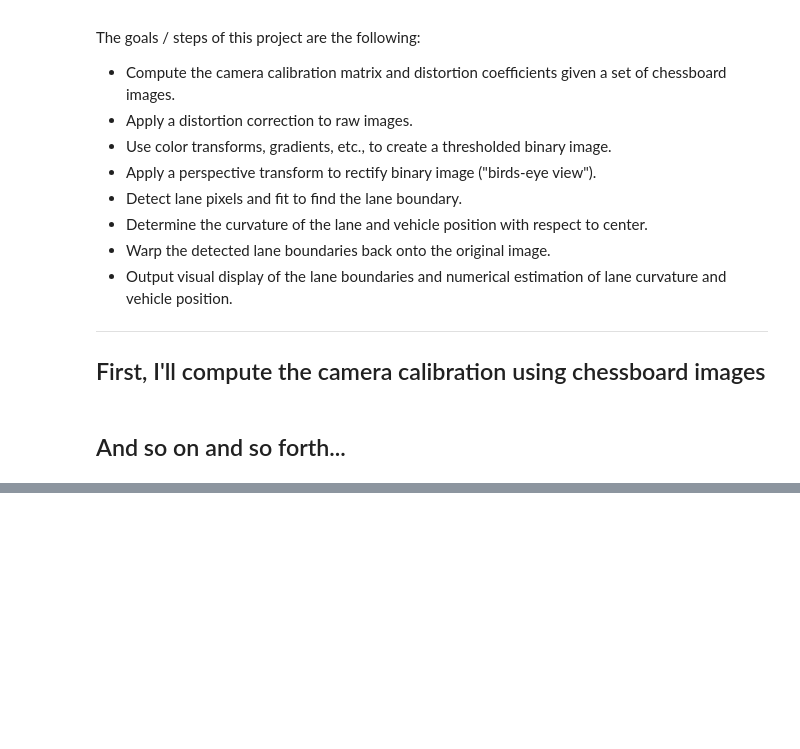
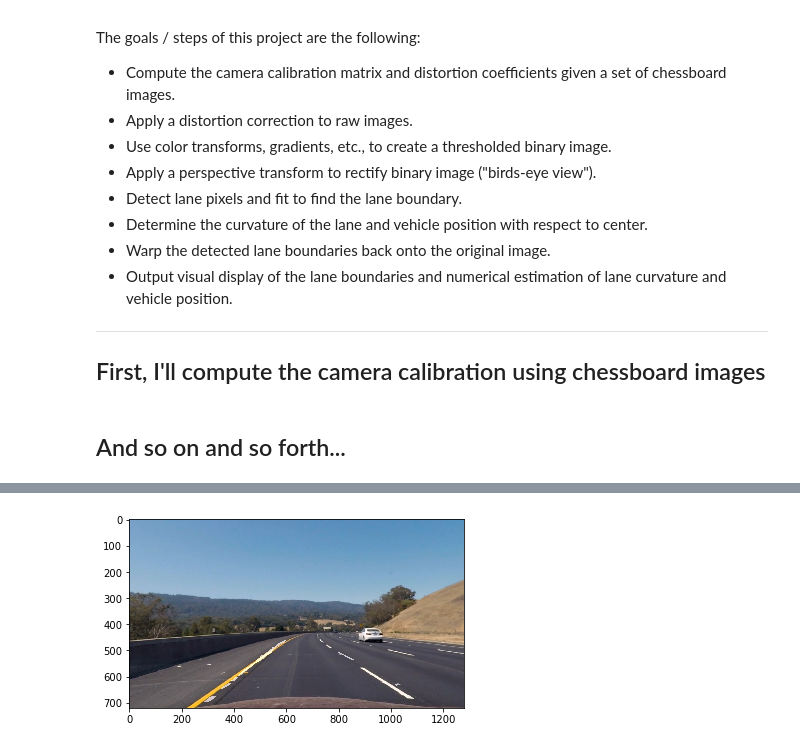
Before and after one commit to jocmom/CarND-Advanced-Lane-Lines, a Jupyter notebook: P4.ipynb, the cells around one changed output, grey strips where cells are left out. Saved outputs shown, nothing was run; the diff lists cells and outputs as text; code cells hidden in the pictures; blank space fills up the shorter version.

```diff
--- a/P4.ipynb
+++ b/P4.ipynb
@@ -247,8 +269,6 @@ def combine_binaries(first, second):
     combined_binary = np.zeros_like(first)
     combined_binary[(first == 1) | (second == 1)] = 1
     return combined_binary
-# %%
-test_images = [gaussian_blur(img, 5) for img in test_images]
 # %%
 h_binaries = [channel_select(img, thresh=(90,225), channel=0) for img in test_images]
 l_binaries = [channel_select(img, thresh=(90,225), channel=1) for img in test_images]
@@ -360,3 +375,27 @@ plt.show()
+# %%
+def process_image(img):
+    img_size = (img.shape[1], img.shape[0])
+    # 1. undistort image
+    img= cv2.undistort(img, mtx, dist, None, mtx)
+    #img = gaussian_blur(img, kernel=5)
+    # 2. warp image
+    M, Minv = get_perspective_matrix(img)
+    warped  = warp(test_images[0], img_size, M)
+    # 3. find lanes with color and sobel tresholds
+    h_warped = channel_select(warped_img, thresh=(90,225), channel=0)
+    r_warped = channel_select(warped_img, thresh=(225,255), channel=0, code=None)
+    abs_warped = sobel_thresh(warped_img, thresh=(55, 255),func=abs_sobel, orient='x', sobel_kernel=9)
+    binary_warped = combine_binaries(r_warped, s_warped)
+    _, leftx_base, rightx_base = get_lane_base(binary_warped)
+    unwarped = warp(binary2image(r_s_warped), img_size, Minv)
+
+    result = cv2.addWeighted(img, 1, unwarped, 0.5, 0)
+    return result
+
+plt.imshow(process_image(test_images[2]))
+plt.show()
+# %% [output]
+[figure, added]
 # %%
 def gen_plot_fit_data(img, left_fit, right_fit):
     """
```
Also changed, not shown: parts of 15 cells of this notebook.
